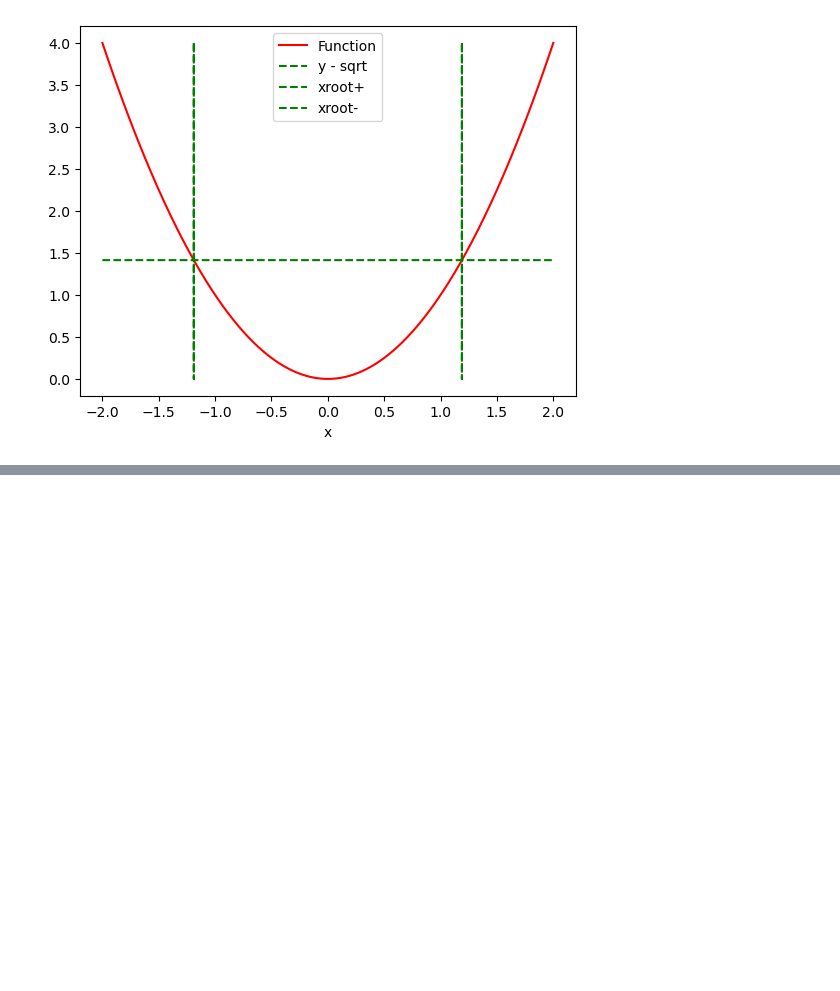
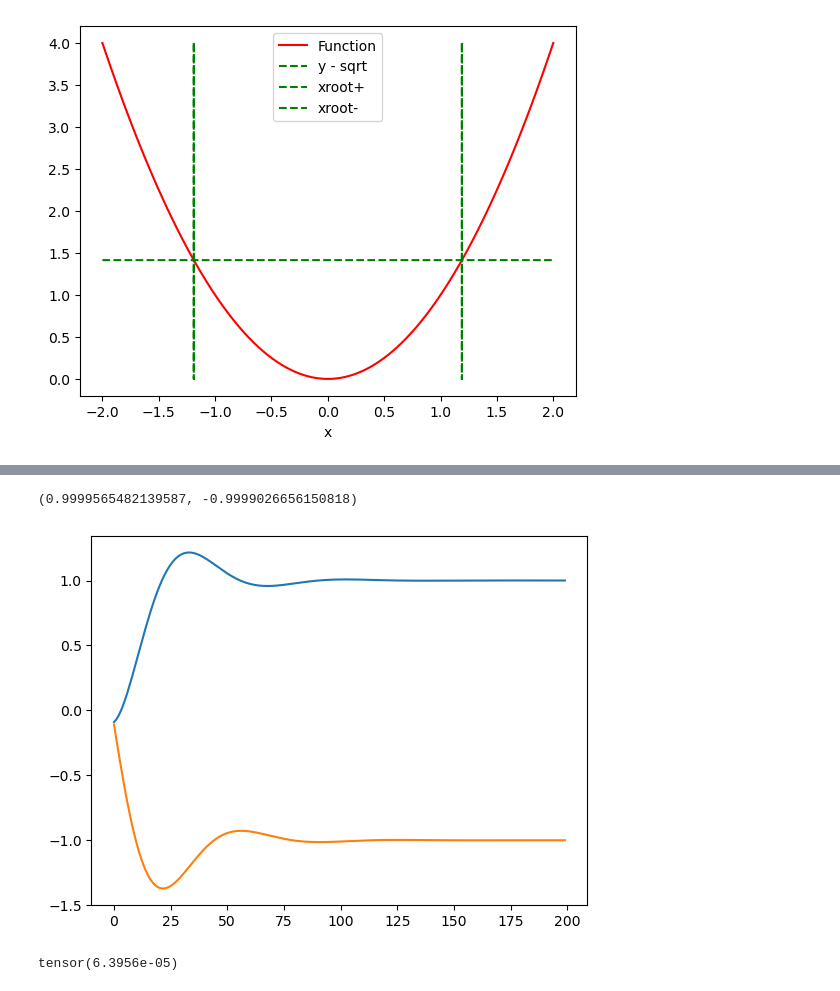
Before and after one commit to zmadscientist/CalculusProblemsPyTorch, a Jupyter notebook: CalculatingDerivativesPyTorch.ipynb, the cells around one changed output, grey strips where cells are left out. Cells and saved outputs as stored; diff of their text form; code cells hidden in the pictures; blank space fills up the shorter version.

```diff
--- a/CalculatingDerivativesPyTorch.ipynb
+++ b/CalculatingDerivativesPyTorch.ipynb
@@ -74,0 +132,28 @@ plt.show()
+# %%
+lfn = lambda x, l: x**2 / 2 + l * (x - 1)
+x = torch.tensor(-0.1, requires_grad=True)
+l = torch.tensor(0.0, requires_grad=True)
+
+xs = []
+ls = []
+for i in range(200):
+    f = lfn(x, l)
+    dx, dl = torch.autograd.grad(f, [x, l])
+    with torch.no_grad():
+        x -= 1e-1 * dx
+        l += 1e-1 * dl
+    xs.append(x.item())
+    ls.append(l.item())
+
+%matplotlib inline
+from matplotlib import pyplot
+pyplot.plot(xs)
+pyplot.plot(ls)
+xs[-1], ls[-1]
+# %% [output]
+(0.9999565482139587, -0.9999026656150818)
+[figure, added]
+# %%
+dx
+# %% [output]
+tensor(6.3956e-05)
```
Also changed, not shown: parts of 7 cells of this notebook.
